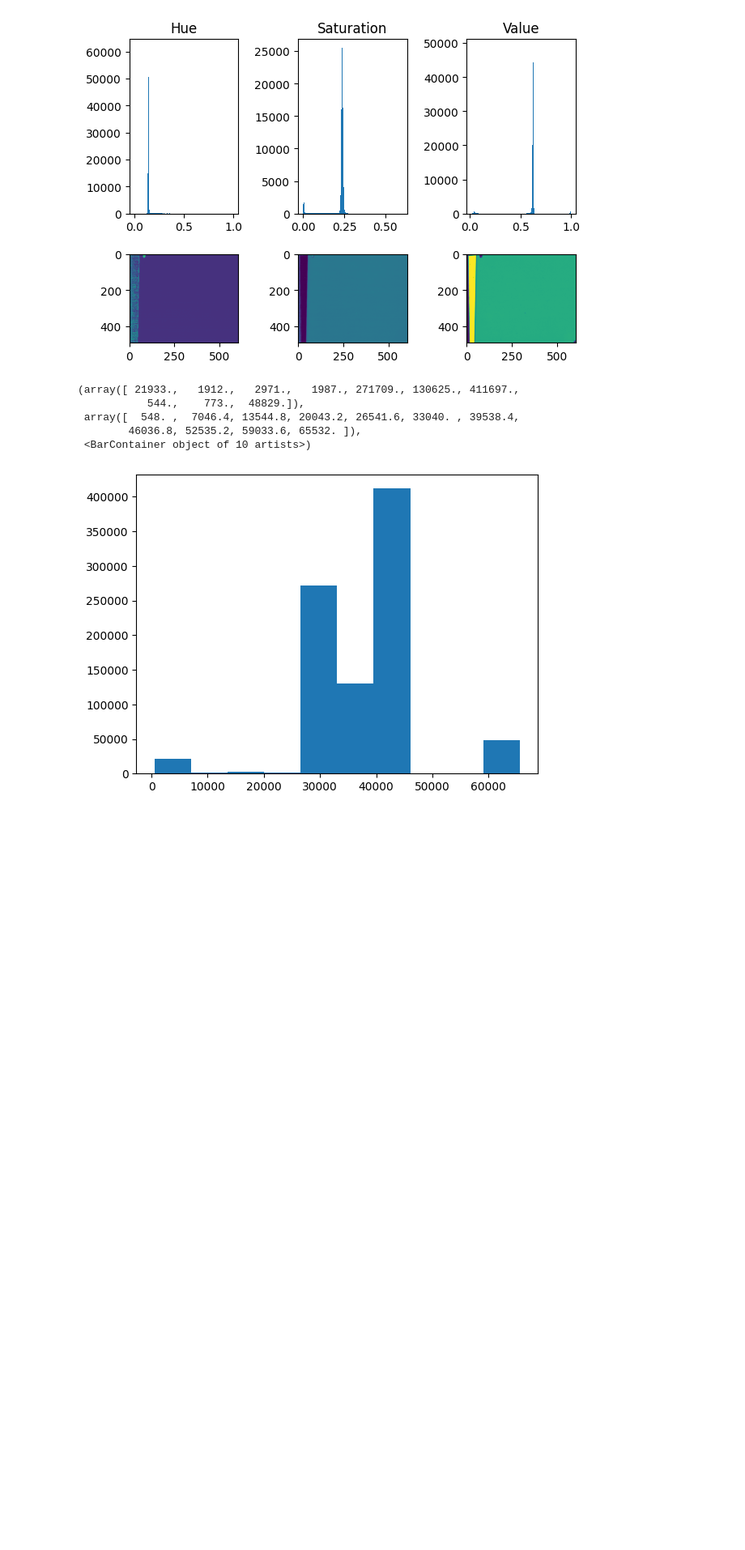
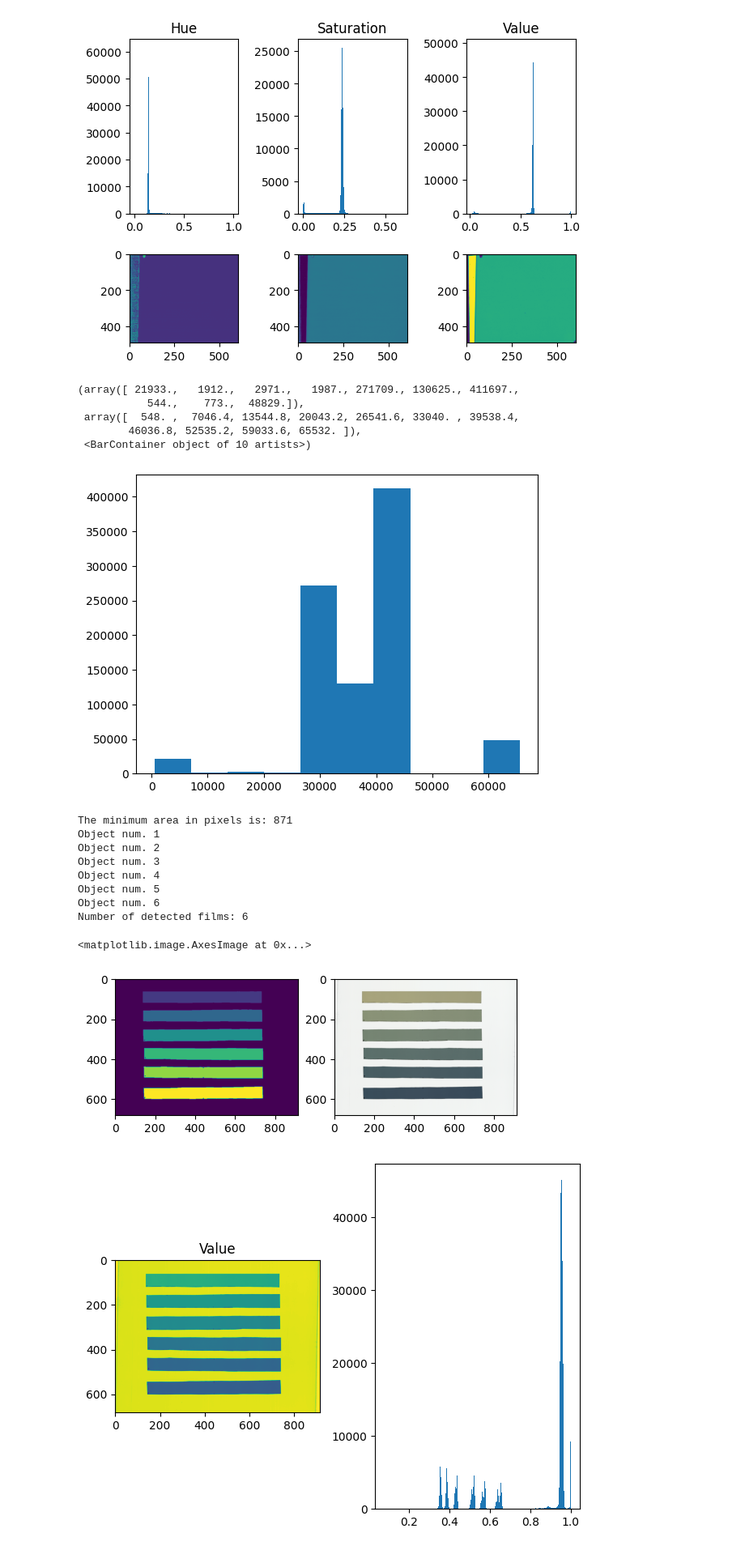
Before and after one commit to LuisOlivaresJ/Dosepy, a Jupyter notebook: src/Dosepy/tools/to_do_progress.ipynb, the cells around one changed output. Shown at 81% size. Drawn from its saved outputs; the diff is of its cells as text; code cells hidden in the pictures; blank space fills up the shorter version.

```diff
--- a/src/Dosepy/tools/to_do_progress.ipynb
+++ b/src/Dosepy/tools/to_do_progress.ipynb
@@ -141,7 +141,7 @@ def get_labeled_objects(
         img: ndarray,
         return_num: bool = False,
         show: bool = False,
-        threshold: tuple[float, float] = (0.1, 0.9),
+        threshold: tuple[float, float] = (0.1, 0.8),
         min_area: float = 100
         ):
     """
@@ -345,3 +345,28 @@ plt.hist(img.ravel())
         46036.8, 52535.2, 59033.6, 65532. ]),
  <BarContainer object of 10 artists>)
 [figure]
+# %%
+
+cal_file_path = "/home/luis/Dosepy/tests/unit/fixtures/CAL/film20240620_002.tif"
+
+img = iio.imread(cal_file_path)
+
+fig = plt.figure()
+axes = fig.subplots(1, 2)
+
+labels, num = get_labeled_objects(img, show=True, return_num=True)
+print(f"Number of detected films: {num}")
+axes[0].imshow(labels)
+axes[1].imshow(img/np.max(img))
+# %% [output]
+The minimum area in pixels is: 871
+Object num. 1
+Object num. 2
+Object num. 3
+Object num. 4
+Object num. 5
+Object num. 6
+Number of detected films: 6
+<matplotlib.image.AxesImage at 0x...>
+[figure, added]
+[figure, added]
```
Also changed, not shown: 6 other files.
